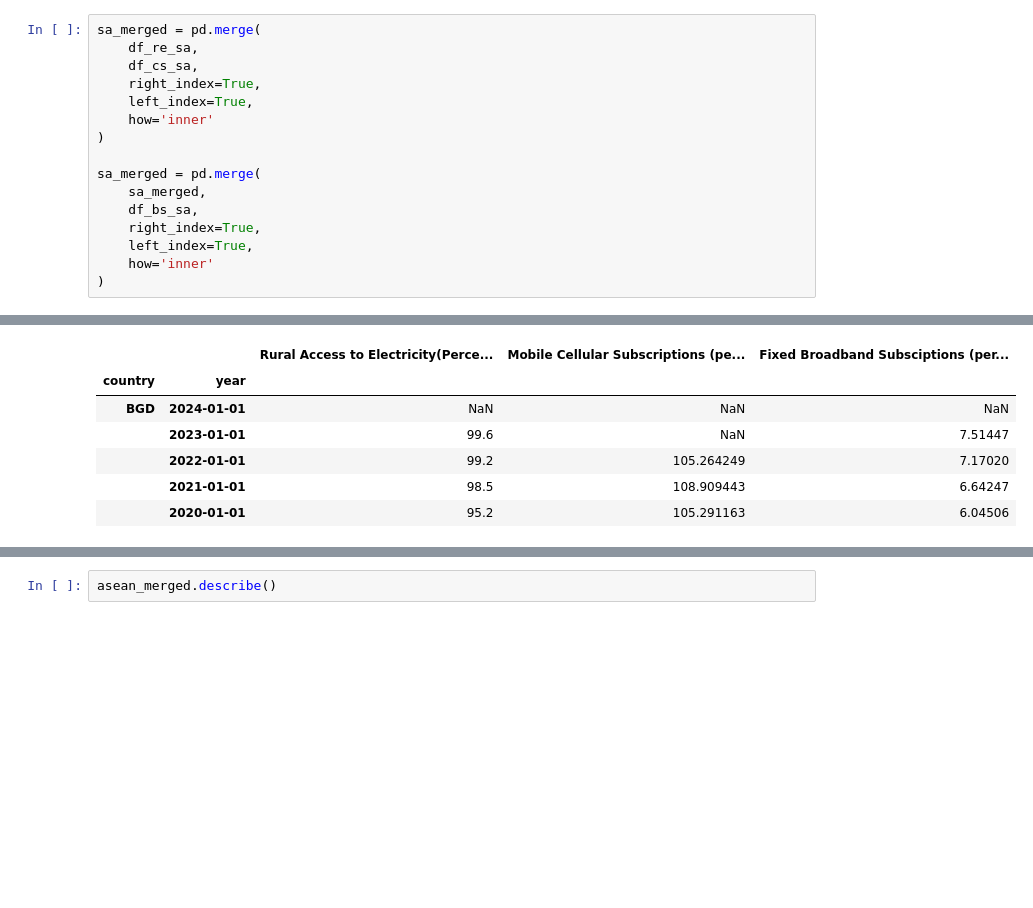
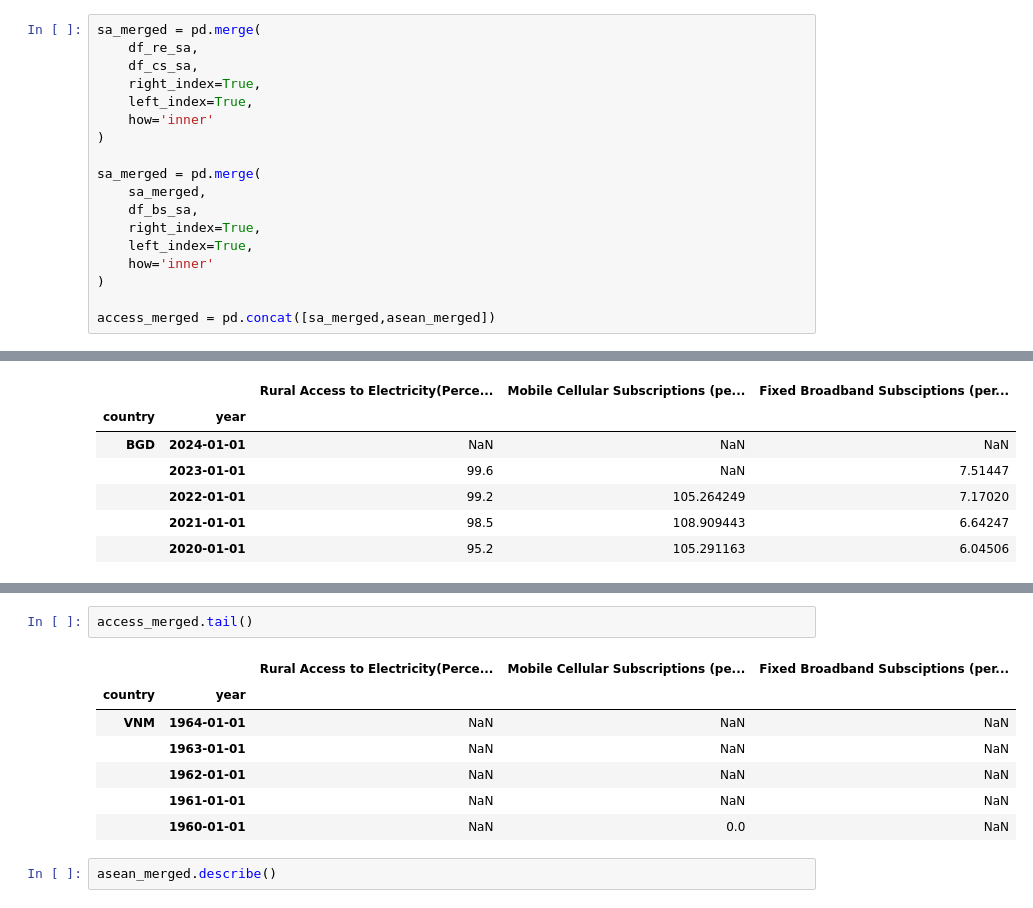
Before and after one commit to muji-mushi/graspp_2025s_fintech, a Jupyter notebook: src/Team_Assignment_1.ipynb, the cells around one changed output, grey strips where cells are left out. Saved outputs shown, nothing was run; the diff lists cells and outputs as text; blank space fills up the shorter version.

Commit message:
New Merged Dataset

```diff
--- a/src/Team_Assignment_1.ipynb
+++ b/src/Team_Assignment_1.ipynb
@@ -167,6 +167,8 @@ sa_merged = pd.merge(
     left_index=True,
     how='inner'
 )
+
+access_merged = pd.concat([sa_merged,asean_merged])
 # %%
 sa_merged.head()
 # %% [output]
@@ -180,3 +192,13 @@ sa_merged.head()
+# %%
+access_merged.tail()
+# %% [output]
+|  |  | Rural Access to Electricity(Perce... | Mobile Cellular Subscriptions (pe... | Fixed Broadband Subsciptions (per... |
+| country | year |  |  |  |
+| VNM | 1964-01-01 | NaN | NaN | NaN |
+|  | 1963-01-01 | NaN | NaN | NaN |
+|  | 1962-01-01 | NaN | NaN | NaN |
+|  | 1961-01-01 | NaN | NaN | NaN |
+|  | 1960-01-01 | NaN | 0.0 | NaN |
 # %%
 asean_merged.describe()
 # %% [output]
```
Also changed, not shown: parts of 2 cells of this notebook, 1 other file.
